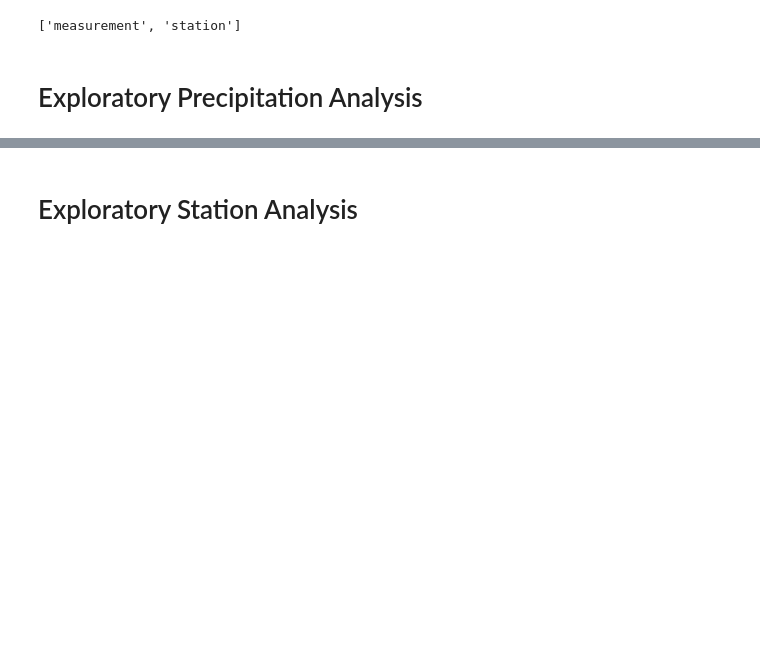
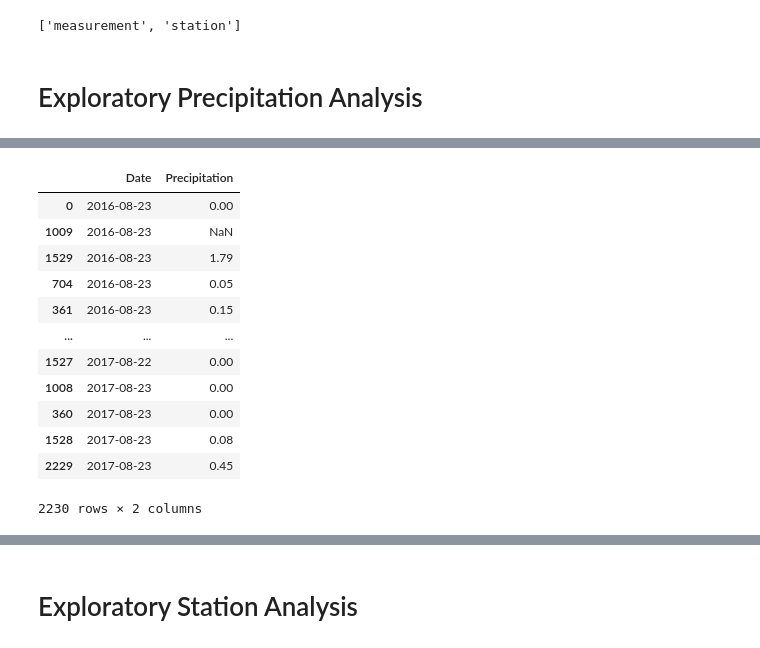
Before and after one commit to Starkilled1/sqlalchemy-challenge, a Jupyter notebook: climate_starter.ipynb, the cells around one changed output, grey strips where cells are left out. Cells and saved outputs as stored; diff of their text form; code cells hidden in the pictures; blank space fills up the shorter version.

```diff
--- a/climate_starter.ipynb
+++ b/climate_starter.ipynb
@@ -58,0 +86,18 @@ Text(0, 0.5, 'Inches')
+# %%
+# Sort the dataframe by date
+sorted_df = precipitation_df.sort_values(by='Date')
+sorted_df
+# %% [output]
+|  | Date | Precipitation |
+| 0 | 2016-08-23 | 0.00 |
+| 1009 | 2016-08-23 | NaN |
+| 1529 | 2016-08-23 | 1.79 |
+| 704 | 2016-08-23 | 0.05 |
+| 361 | 2016-08-23 | 0.15 |
+| ... | ... | ... |
+| 1527 | 2017-08-22 | 0.00 |
+| 1008 | 2017-08-23 | 0.00 |
+| 360 | 2017-08-23 | 0.00 |
+| 1528 | 2017-08-23 | 0.08 |
+| 2229 | 2017-08-23 | 0.45 |
+2230 rows × 2 columns
```
Also changed, not shown: parts of 13 cells of this notebook, 1 other file.
